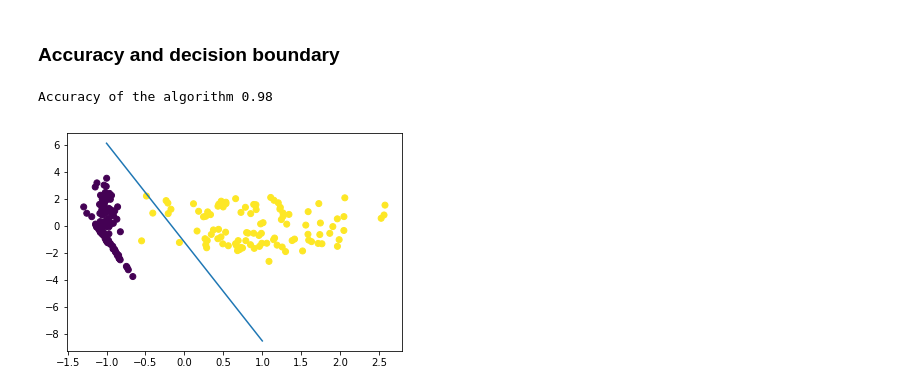
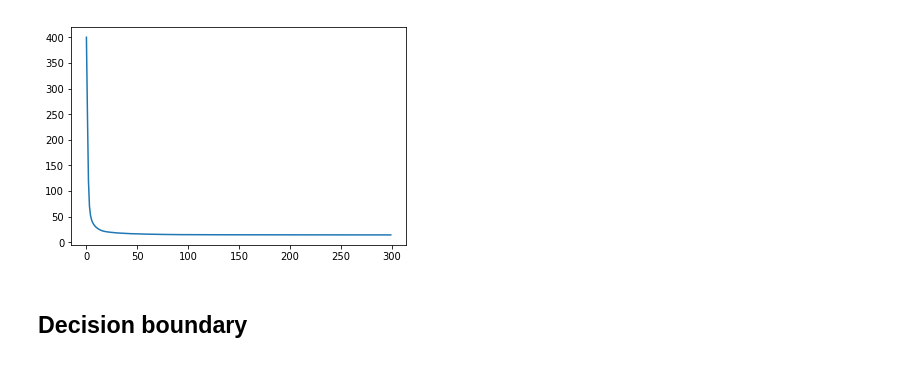
Before and after one commit to kumarnitin15/machine-learning-algorithms, a Jupyter notebook: SUPPORT VECTOR MACHINES/PEGASOS ALGORITHM.ipynb, the cells around one changed output. Drawn from its saved outputs; the diff is of its cells as text; code cells hidden in the pictures.

Commit message:
Added pegasos algorithm

```diff
--- a/SUPPORT VECTOR MACHINES/PEGASOS ALGORITHM.ipynb
+++ b/SUPPORT VECTOR MACHINES/PEGASOS ALGORITHM.ipynb
@@ -73,12 +98,11 @@ FINAL:  88.2531425587
+# %%
+mySVM = SVM(C=1)
+# %%
+W,b,losses = mySVM.fit(X,Y)
+# %%
+plt.plot(losses)
+plt.show()
+# %% [output]
+[figure, added]
 # %% [markdown]
-### Accuracy and decision boundary
+## Decision boundary
-# %%
-print("Accuracy of the algorithm", clf.accuracy(x, y, w, b))
-x1 = np.linspace(-1, 1, 10)
-x2 = [-(w[0]*x1[i] + b)/w[1] for i in range(10)]
-plt.plot(x1, x2)
-plt.scatter(x[:,0], x[:,1], c=y)
-plt.show()
-# %% [output]
-Accuracy of the algorithm 0.98
-[figure, removed]
```
Also changed, not shown: parts of 19 cells of this notebook.
